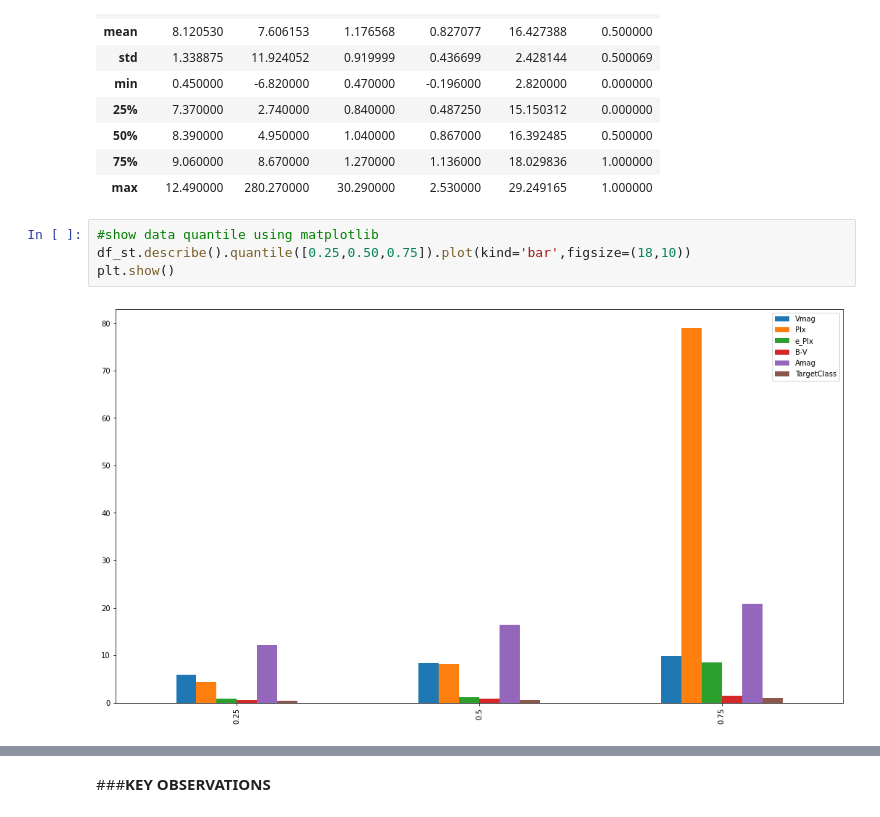
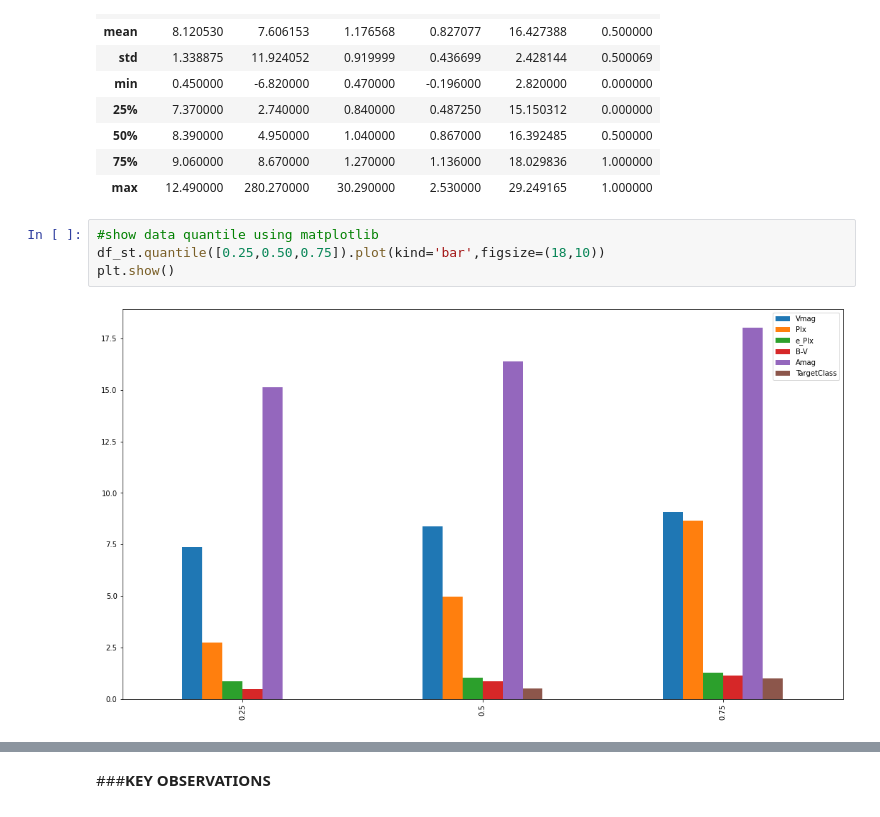
Before and after one commit to fawazdhianabil/Subject-Big-Data, a Jupyter notebook: MATHANABILAF_1800015042_UTS_BIG_DATA.ipynb, the cells around one changed output, grey strips where cells are left out. Saved outputs shown, nothing was run; the diff lists cells and outputs as text.

```diff
--- a/MATHANABILAF_1800015042_UTS_BIG_DATA.ipynb
+++ b/MATHANABILAF_1800015042_UTS_BIG_DATA.ipynb
@@ -196,7 +199,7 @@ df_st.describe()#look for data statistic using .describe()
 | max | 12.490000 | 280.270000 | 30.290000 | 2.530000 | 29.249165 | 1.000000 |
 # %%
 #show data quantile using matplotlib
-df_st.describe().quantile([0.25,0.50,0.75]).plot(kind='bar',figsize=(18,10))
+df_st.quantile([0.25,0.50,0.75]).plot(kind='bar',figsize=(18,10))
 plt.show()
 # %% [output]
-[figure, old version]
+[figure, new version]
```
Also changed, not shown: parts of 2 cells of this notebook.
